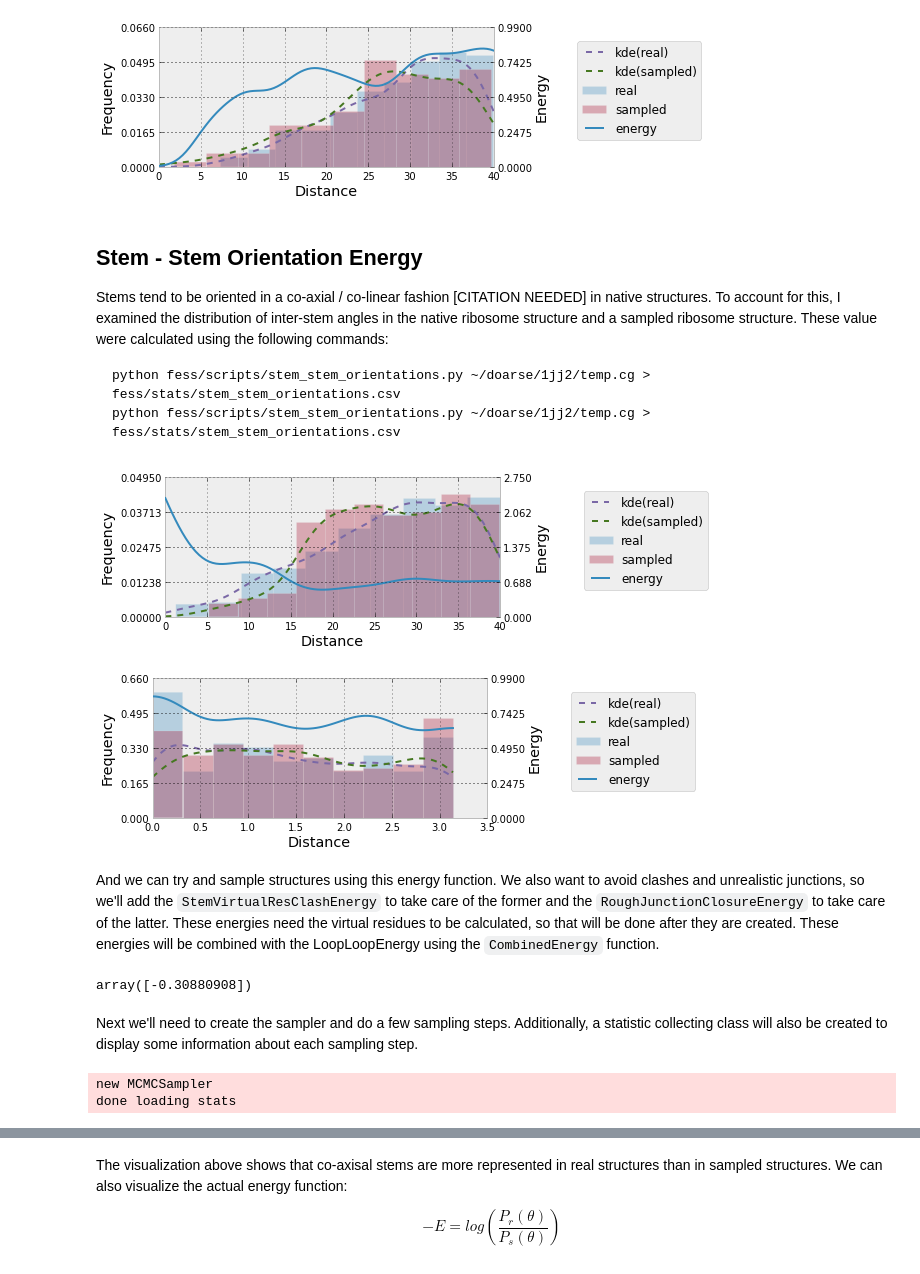
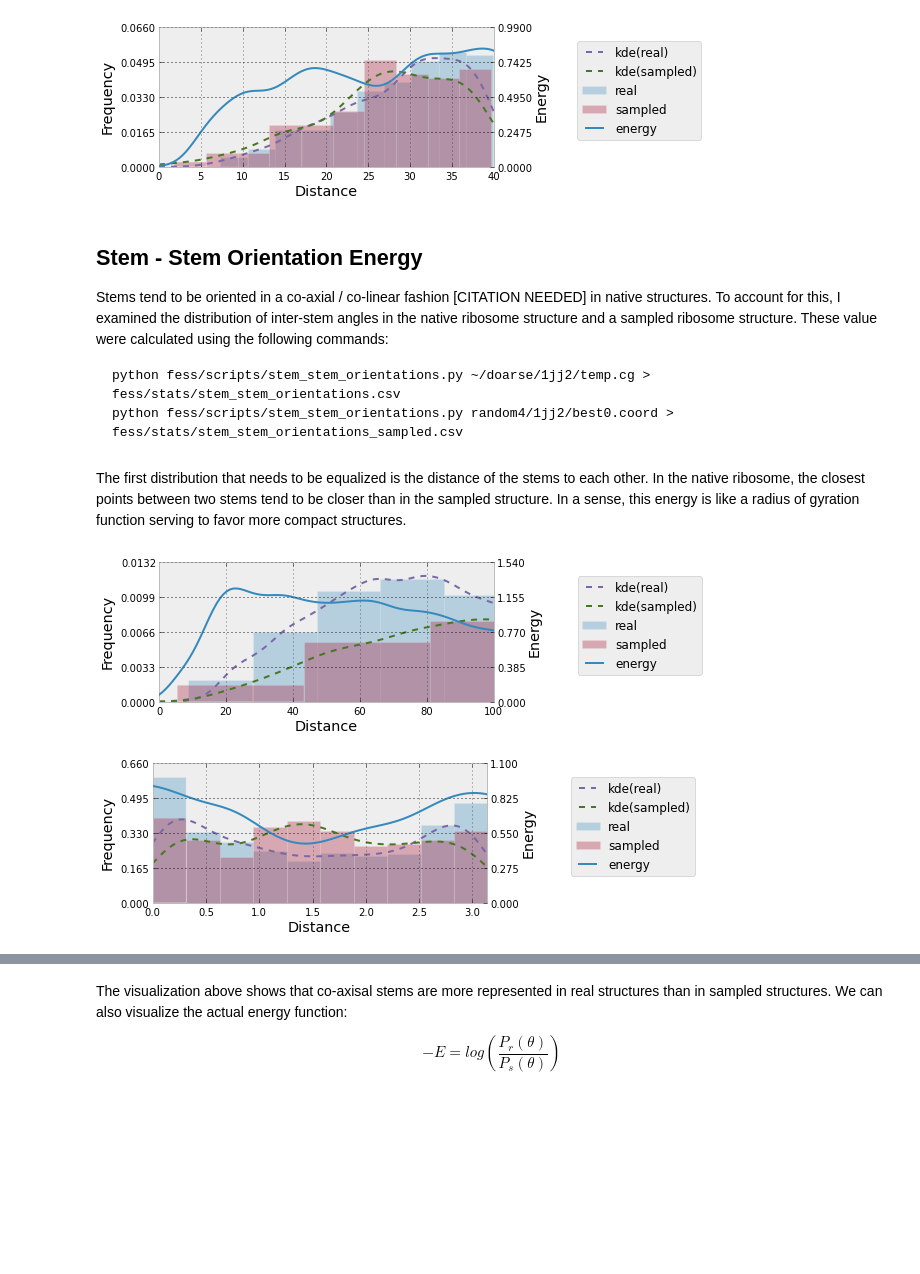
Before and after one commit to ViennaRNA/ernwin, a Jupyter notebook: ipy_notebook_ernwin.ipynb, the cells around one changed output, grey strips where cells are left out. Saved outputs shown, nothing was run; the diff lists cells and outputs as text; code cells hidden in the pictures; blank space fills up the shorter version.

````diff
--- a/ipy_notebook_ernwin.ipynb
+++ b/ipy_notebook_ernwin.ipynb
@@ -226,6 +226,8 @@ def plot_real_vs_sampled(real_dists, sampled_dists, xlim=[0,40]):
     ax1.set_xlabel('Distance')
     ax1.set_ylabel('Frequency')
     ax2.set_ylabel('Energy')
+    ax1.set_xlim(xlim)
+    ax2.set_xlim(xlim)
     plt.legend(ls1 + ls2, lb1 + lb2, bbox_to_anchor=(1.25, 0.9), loc=2, borderaxespad=0.)
     #ax.legend(bbox_to_anchor=(1.1, 1.05))
 # %%
@@ -248,55 +250,31 @@ Stems tend to be oriented in a co-axial / co-linear fashion [CITATION NEEDED] in
 
 ```
 python fess/scripts/stem_stem_orientations.py ~/doarse/1jj2/temp.cg > fess/stats/stem_stem_orientations.csv
-python fess/scripts/stem_stem_orientations.py ~/doarse/1jj2/temp.cg > fess/stats/stem_stem_orientations.csv
+python fess/scripts/stem_stem_orientations.py random4/1jj2/best0.coord > fess/stats/stem_stem_orientations_sampled.csv
 ```
+# %% [markdown]
+The first distribution that needs to be equalized is the distance of the stems to each other. In the native ribosome, the closest points between two stems tend to be closer than in the sampled structure. In a sense, this energy is like a radius of gyration function serving to favor more compact structures.
 # %%
 sse = cbe.StemStemOrientationEnergy([0])
 
-sse.max_dist = 40
-sse.max_lateral_dist = 5
+sse.max_dist = 400
+sse.max_lateral_dist = 120
 
 sse.real_data = sse.load_stem_stem_data('fess/stats/stem_stem_orientations.csv')
 sse.fake_data = sse.load_stem_stem_data('fess/stats/stem_stem_orientations_sampled.csv')
 
-plot_real_vs_sampled(sse.angles[0], sse.angles[1], xlim=[0, sse.max_dist])
+plot_real_vs_sampled(sse.angles[0], sse.angles[1], xlim=[0, 100])
 # %% [output]
-[figure, old version]
+[figure, new version]
 # %%
 sse = cbe.StemStemOrientationEnergy([1])
 
 sse.max_dist = 40
-sse.max_lateral_dist = 5
+sse.max_lateral_dist = 12
 
 sse.real_data = sse.load_stem_stem_data('fess/stats/stem_stem_orientations.csv')
 sse.fake_data = sse.load_stem_stem_data('fess/stats/stem_stem_orientations_sampled.csv')
 
 plot_real_vs_sampled(sse.angles[0], sse.angles[1], [0, 3.14])
 # %% [output]
-[figure, old version]
+[figure, new version]
-# %% [markdown]
-And we can try and sample structures using this energy function. We also want to avoid clashes and unrealistic junctions, so we'll add the `StemVirtualResClashEnergy` to take care of the former and the `RoughJunctionClosureEnergy` to take care of the latter. These energies need the virtual residues to be calculated, so that will be done after they are created. These energies will be combined with the LoopLoopEnergy using the `CombinedEnergy` function.
-# %%
-import corgy.graph.graph_pdb as cgg
-
-ce = cbe.CombinedEnergy([cbe.StemVirtualResClashEnergy(),
-                         cbe.RoughJunctionClosureEnergy(),
-                         cbe.LoopLoopEnergy()])
-
-ce.eval_energy(sm)
-# %% [output]
-array([-0.30880908])
-# %% [markdown]
-Next we'll need to create the sampler and do a few sampling steps. Additionally, a statistic collecting class will also be created to display some information about each sampling step.
-# %%
-import fess.builder.sampling as cbs
-
-stats = cbs.SamplingStatistics(sm, plotter=None,
-                              plot_color=None,
-                              silent=False,
-                              output_file=None,
-                              save_n_best = 2)
-sampler = cbs.MCMCSampler(sm, ce, stats)
-# %% [output]
-new MCMCSampler
-done loading stats
````
Also changed, not shown: parts of 40 cells of this notebook, 1 other file.
